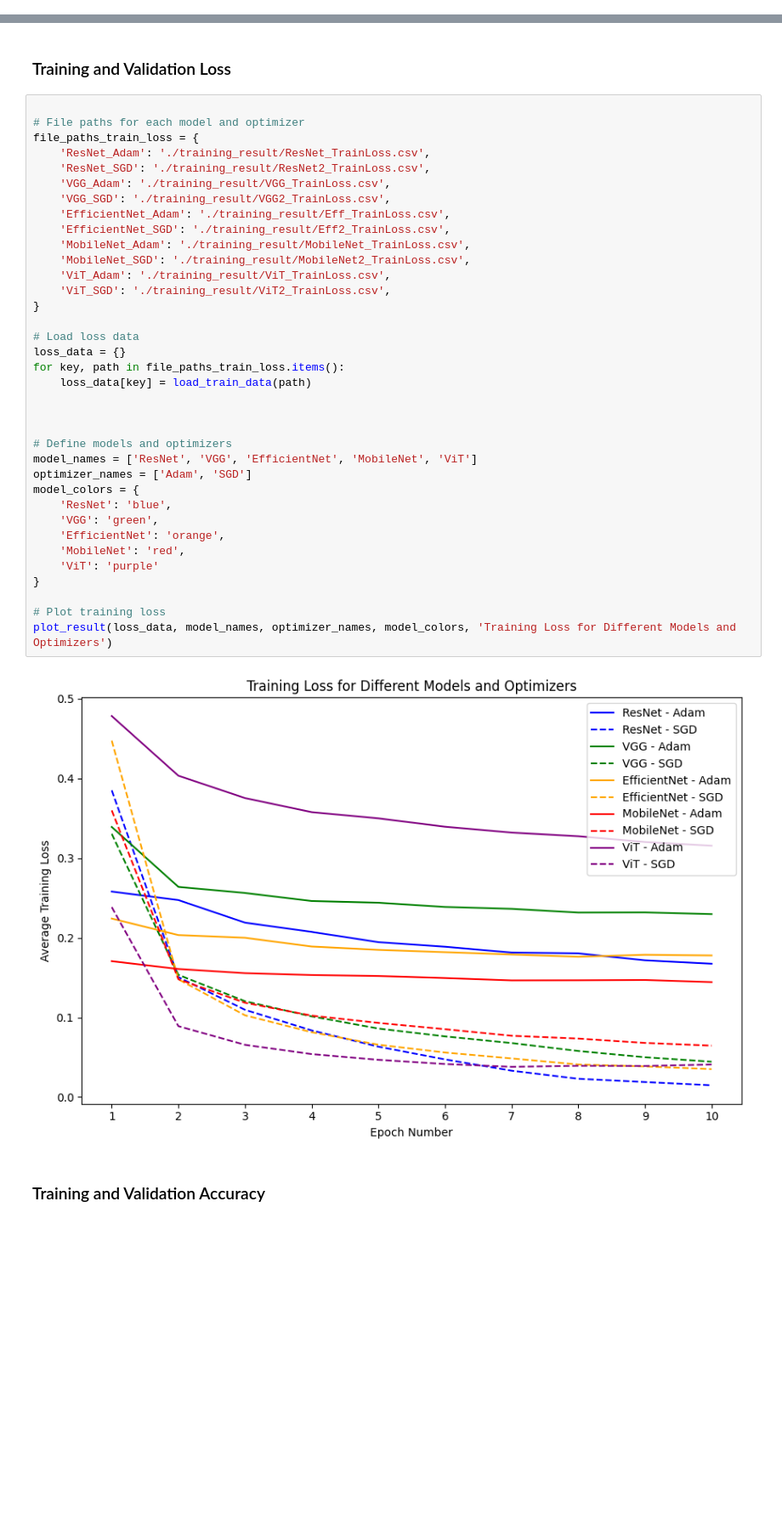
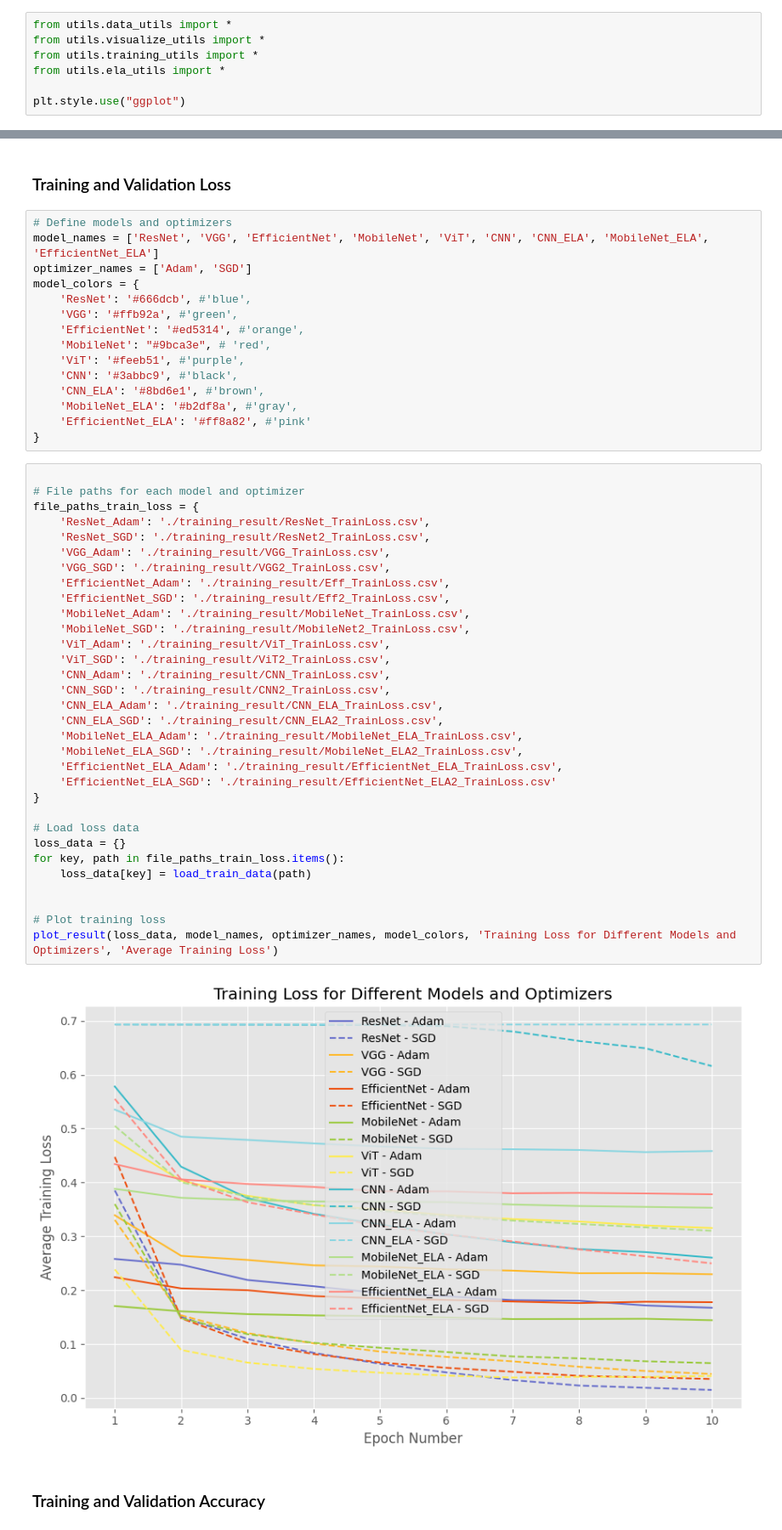
Before and after one commit to ashleylyh/COMP4471_AI_Image_Classification, a Jupyter notebook: model_compare.ipynb, the cells around one changed output, grey strips where cells are left out. Shown at 85% size. Cells and saved outputs as stored; diff of their text form; blank space fills up the shorter version.

```diff
--- a/model_compare.ipynb
+++ b/model_compare.ipynb
@@ -32,3 +31,10 @@ from utils_function import *
+# %%
+from utils.data_utils import *
+from utils.visualize_utils import *
+from utils.training_utils import *
+from utils.ela_utils import *
+
+plt.style.use("ggplot")
 # %% [markdown]
 ### Device Configuration
 # %%
@@ -538,43 +639,54 @@ plot_training_time('./training_result/training_times.csv')
 # %% [markdown]
 ### Training and Validation Loss
+# %%
+# Define models and optimizers
+model_names = ['ResNet', 'VGG', 'EfficientNet', 'MobileNet', 'ViT', 'CNN', 'CNN_ELA', 'MobileNet_ELA', 'EfficientNet_ELA']
+optimizer_names = ['Adam', 'SGD']
+model_colors = {
+    'ResNet': '#666dcb', #'blue',
+    'VGG': '#ffb92a', #'green',
+    'EfficientNet': '#ed5314', #'orange',
+    'MobileNet': "#9bca3e", # 'red',
+    'ViT': '#feeb51', #'purple',
+    'CNN': '#3abbc9', #'black',
+    'CNN_ELA': '#8bd6e1', #'brown',
+    'MobileNet_ELA': '#b2df8a', #'gray',
+    'EfficientNet_ELA': '#ff8a82', #'pink'
+}
 # %%
 
 # File paths for each model and optimizer
 file_paths_train_loss = {
     'ResNet_Adam': './training_result/ResNet_TrainLoss.csv',
     'ResNet_SGD': './training_result/ResNet2_TrainLoss.csv',
     'VGG_Adam': './training_result/VGG_TrainLoss.csv',
     'VGG_SGD': './training_result/VGG2_TrainLoss.csv',
     'EfficientNet_Adam': './training_result/Eff_TrainLoss.csv',
     'EfficientNet_SGD': './training_result/Eff2_TrainLoss.csv',
     'MobileNet_Adam': './training_result/MobileNet_TrainLoss.csv',
     'MobileNet_SGD': './training_result/MobileNet2_TrainLoss.csv',
     'ViT_Adam': './training_result/ViT_TrainLoss.csv',
     'ViT_SGD': './training_result/ViT2_TrainLoss.csv',
+    'CNN_Adam': './training_result/CNN_TrainLoss.csv',
+    'CNN_SGD': './training_result/CNN2_TrainLoss.csv',
+    'CNN_ELA_Adam': './training_result/CNN_ELA_TrainLoss.csv',
+    'CNN_ELA_SGD': './training_result/CNN_ELA2_TrainLoss.csv',
+    'MobileNet_ELA_Adam': './training_result/MobileNet_ELA_TrainLoss.csv',
+    'MobileNet_ELA_SGD': './training_result/MobileNet_ELA2_TrainLoss.csv',
+    'EfficientNet_ELA_Adam': './training_result/EfficientNet_ELA_TrainLoss.csv',
+    'EfficientNet_ELA_SGD': './training_result/EfficientNet_ELA2_TrainLoss.csv'
 }
 
 # Load loss data
 loss_data = {}
 for key, path in file_paths_train_loss.items():
     loss_data[key] = load_train_data(path)
 
 
-
-# Define models and optimizers
-model_names = ['ResNet', 'VGG', 'EfficientNet', 'MobileNet', 'ViT']
-optimizer_names = ['Adam', 'SGD']
-model_colors = {
-    'ResNet': 'blue',
-    'VGG': 'green',
-    'EfficientNet': 'orange',
-    'MobileNet': 'red',
-    'ViT': 'purple'
-}
-
 # Plot training loss
-plot_result(loss_data, model_names, optimizer_names, model_colors, 'Training Loss for Different Models and Optimizers')
+plot_result(loss_data, model_names, optimizer_names, model_colors, 'Training Loss for Different Models and Optimizers', 'Average Training Loss')
 # %% [output]
-[figure, old version]
+[figure, new version]
 # %% [markdown]
 ### Training and Validation Accuracy
 # %%
```
Also changed, not shown: parts of 80 cells of this notebook, 7 other files.
